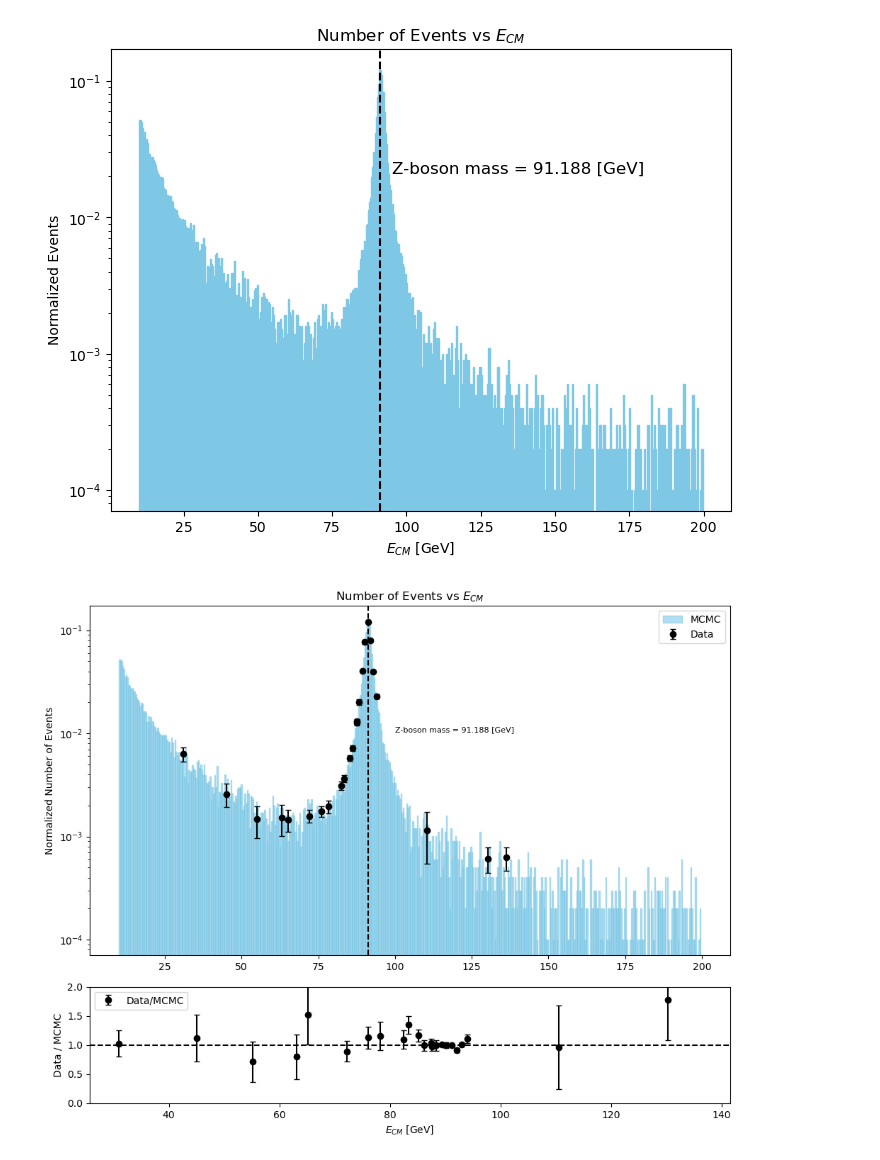
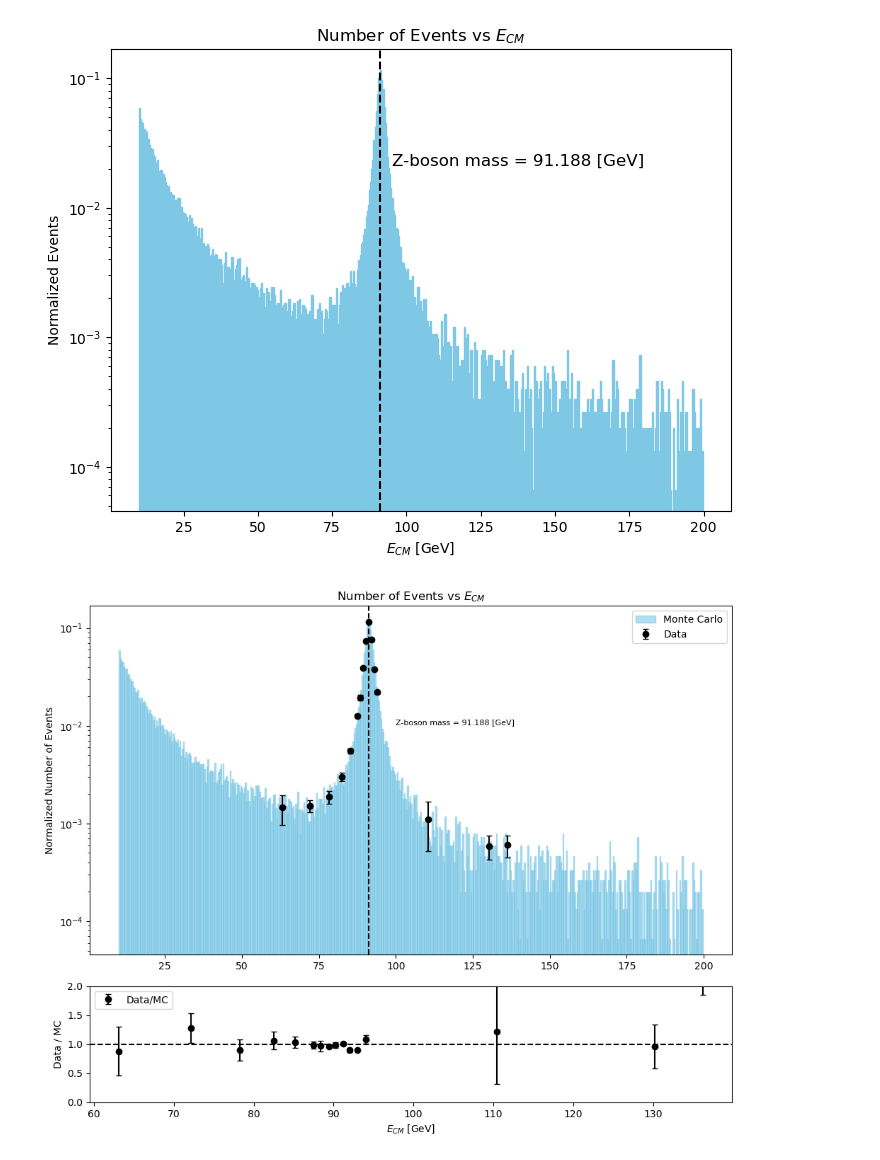
Before and after one commit to damiyu/phys-142-final-project, a Jupyter notebook: src/standard_mcmc.ipynb, the cells around one changed output. Cells and saved outputs as stored; diff of their text form; code cells hidden in the pictures.

Commit message:
Final code for MC method

```diff
--- a/src/standard_mcmc.ipynb
+++ b/src/standard_mcmc.ipynb
@@ -63,6 +69,3 @@ def A_1(s):
 #calculate the differential cross section for an event
 def cross_section(s,cos_theta):
     return (alpha**2/(4*s))*(A_0(s)*(1+cos_theta**2)+A_1(s)*cos_theta)
-# %%
-for s in np.linspace(E_min**2, E_max**2, 10):
-    print(f"s = {s:.2f}, A_0 = {A_0(s):.5f}, A_1 = {A_1(s):.5f}")
@@ -80,17 +72,15 @@ s = 40000.00, A_0 = 1.22477, A_1 = 1.84634
 # %%
-#constants for mcmc
+#constants for mc
 E_min = 10
 E_max = 200
-N_steps = 10_000_000
-burn_in = 100_000
-thinning = 10
+N_steps = 1_000_000
 # %%
-# acceptance-rejection MCMC method to generate drell-yan events
-def mcmc():
+# acceptance-rejection MC method to generate drell-yan events
+def armc():
     events = []
     max_cs = 0
 
-    # #find max cross section for rejection
+    #find max cross section for rejection
     for i in np.linspace(E_min**2, E_max**2, 100):
         for j in np.linspace(-1, 1, 100):
             max_cs = max(max_cs, cross_section(i, j))
@@ -112,16 +102,15 @@ def mcmc():
 
         #acceptance-rejection
         if u < cs / (max_cs):
-            #accept this event after burn in
-            if t >= burn_in:
-                events.append((E_cm, cos_theta, cs))
+            #accept this event
+            events.append((E_cm, cos_theta, cs))
 
     #thinning
-    events = events[::thinning]
+    events = events
 
     return np.array(events)
 # %%
-events = mcmc()
+events = armc()
 
 plt.figure(figsize=(8,6))
 plt.hist2d(events[:, 0], events[:, 1], bins=50, cmap='Blues')
@@ -147,19 +136,15 @@ plt.yscale('log')
 
 plt.show()
 # %% [output]
-[figure, old version]
+[figure, new version]
 # %%
 energy_values = events[:, 0]
 
 # Data from ALEPH
-data_energy = np.array([63.12, 72.18, 78.29, 82.5, 85.2, 87.49, 88.37, 89.42, 90.21, 91.23, 92.05, 92.99, 94.03, 110.46, 130.2, 136.21,
-                        30.94, 45.11, 55.12, 65.15, 76.08, 83.37, 86.13, 87.53])
-data_cs = np.array([0.0253, 0.0263, 0.0325, 0.052, 0.0956, 0.219, 0.336, 0.6759, 1.276, 2.0018, 1.322, 0.657, 0.381, 0.019, 0.0102, 0.0104,
-                    0.105, 0.043, 0.0245, 0.0243, 0.0291, 0.061, 0.1191, 0.21])
-data_cs_error_plus = np.array([0.0085, 0.0037, 0.0048, 0.0053, 0.0061, 0.01, 0.022, 0.0075, 0.044, 0.006, 0.04, 0.0068, 0.018, 0.01, 0.0028, 0.0026,
-                               0.016, 0.011, 0.0084, 0.0057, 0.0034, 0.0048, 0.0076, 0.011])
-data_cs_error_minus = np.array([0.0085, 0.0037, 0.0048, 0.0053, 0.0061, 0.01, 0.022, 0.0075, 0.044, 0.006, 0.04, 0.0068, 0.018, 0.01, 0.0028, 0.0026,
-                                0.016, 0.011, 0.0084, 0.0057, 0.0034, 0.0048, 0.0076, 0.011])
+data_energy = np.array([63.12, 72.18, 78.29, 82.5, 85.2, 87.49, 88.37, 89.42, 90.21, 91.23, 92.05, 92.99, 94.03, 110.46, 130.2, 136.21])
+data_cs = np.array([0.0253, 0.0263, 0.0325, 0.052, 0.0956, 0.219, 0.336, 0.6759, 1.276, 2.0018, 1.322, 0.657, 0.381, 0.019, 0.0102, 0.0104])
+data_cs_error_plus = np.array([0.0085, 0.0037, 0.0048, 0.0053, 0.0061, 0.01, 0.022, 0.0075, 0.044, 0.006, 0.04, 0.0068, 0.018, 0.01, 0.0028, 0.0026])
+data_cs_error_minus = np.array([0.0085, 0.0037, 0.0048, 0.0053, 0.0061, 0.01, 0.022, 0.0075, 0.044, 0.006, 0.04, 0.0068, 0.018, 0.01, 0.0028, 0.0026])
 
 #counts and bins
 counts, bins = np.histogram(energy_values, bins=500, density=True)
@@ -170,7 +155,7 @@ gs = fig.add_gridspec(2, 1, height_ratios=[3, 1])
 ax1 = fig.add_subplot(gs[0])
 
 #plot the mcmc
-ax1.hist(energy_values, bins=500, color='#7EC8E6', edgecolor='#7EC8E6', density=True, alpha=0.6, label="MCMC")
+ax1.hist(energy_values, bins=500, color='#7EC8E6', edgecolor='#7EC8E6', density=True, alpha=0.6, label="Monte Carlo")
 
 # scale the data to MCMC (weights)
 max_hist = max(counts)
@@ -180,36 +165,36 @@ scaled_error_plus = (data_cs_error_plus / max_cross_section) * max_hist
 scaled_error_minus = (data_cs_error_minus / max_cross_section) * max_hist
 
 # plot the data
 ax1.errorbar(data_energy, scaled_cross_section, yerr=[scaled_error_minus, scaled_error_plus], fmt='o', color='black', label="Data", capsize=3)
 ax1.axvline(x=91.188, color='black', linestyle='--')
 ax1.text(100, 0.01, "Z-boson mass = 91.188 [GeV]", color='black', fontsize=8, verticalalignment='bottom')
 #ax1.set_xlabel("$E_{CM}$ [GeV]")
 ax1.set_ylabel("Normalized Number of Events")
 ax1.set_title("Number of Events vs $E_{CM}$")
 ax1.set_yscale('log')
 ax1.legend()
 
 # data over MCMC plot
 ax2 = fig.add_subplot(gs[1])
 
 # ratio
 ratio = scaled_cross_section / np.interp(data_energy, (bins[:-1] + bins[1:]) / 2, counts)
 
 # Calculate error bars for the ratio
 ratio_error = ratio * np.sqrt((scaled_error_plus / scaled_cross_section)**2 + (scaled_error_minus / scaled_cross_section)**2)
 
 # plot the ratio
-ax2.errorbar(data_energy, ratio, yerr=ratio_error, fmt='o', color='black', capsize=3, label="Data/MCMC")
+ax2.errorbar(data_energy, ratio, yerr=ratio_error, fmt='o', color='black', capsize=3, label="Data/MC")
 ax2.axhline(y=1, color='black', linestyle='--')
 ax2.set_xlabel("$E_{CM}$ [GeV]")
-ax2.set_ylabel("Data / MCMC")
+ax2.set_ylabel("Data / MC")
 ax2.set_ylim(0, 2)
 ax2.legend()
 
 plt.tight_layout()
 plt.show()
 # %% [output]
-[figure, old version]
+[figure, new version]
 # %%
 energy_values = events[:, 0]
 
```
Also changed, not shown: parts of 6 cells of this notebook.
